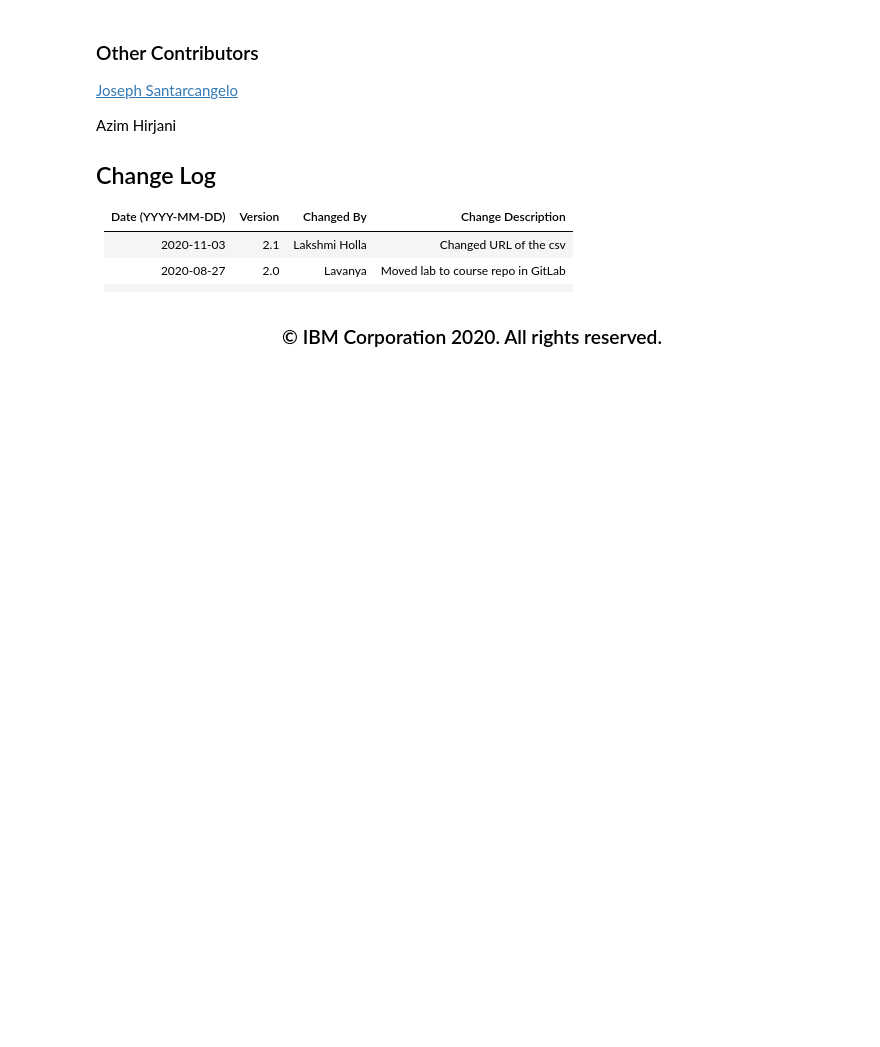
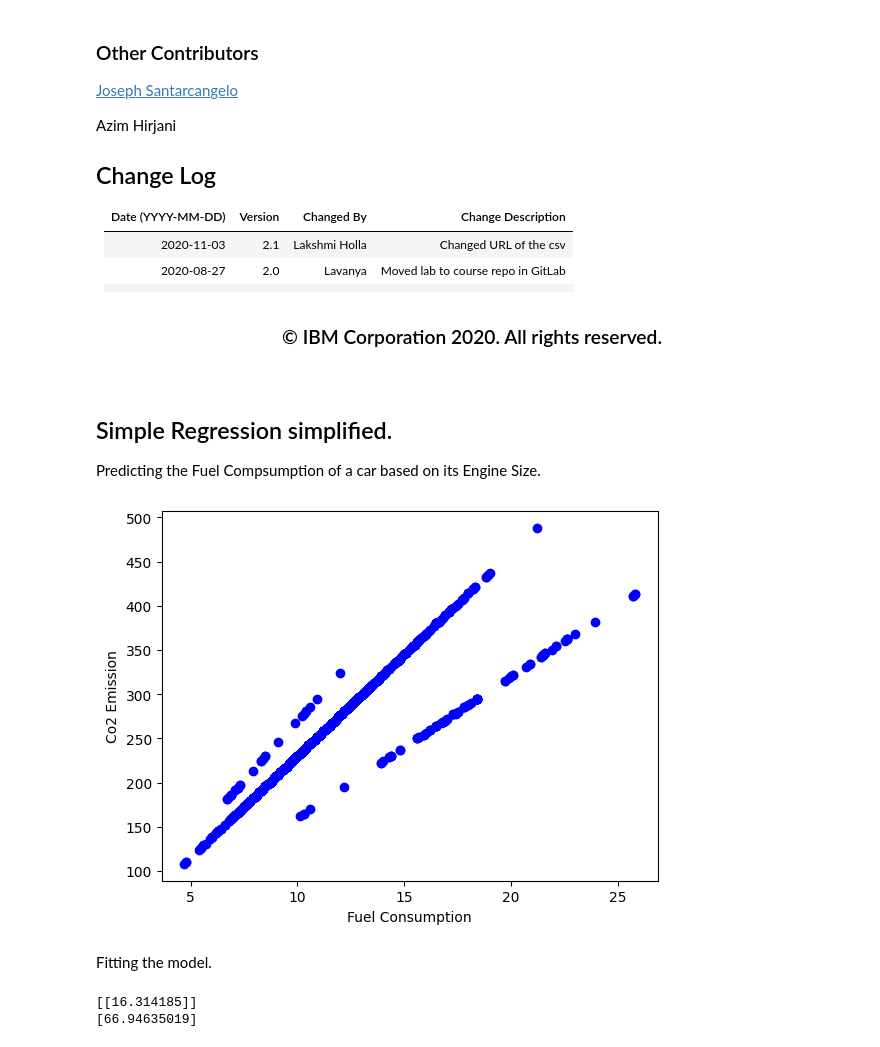
Before and after one commit to iprathammishra/edX_01, a Jupyter notebook: jupy/regr/ML0101EN-Reg-Simple-Linear-Regression-Co2.ipynb, the cells around one changed output. Cells and saved outputs as stored; diff of their text form; code cells hidden in the pictures; blank space fills up the shorter version.

Commit message:
--comp simple linear regression

```diff
--- a/jupy/regr/ML0101EN-Reg-Simple-Linear-Regression-Co2.ipynb
+++ b/jupy/regr/ML0101EN-Reg-Simple-Linear-Regression-Co2.ipynb
@@ -306,3 +313,23 @@ Azim Hirjani
 |                   |         |               |                                    |
 
 ## <h3 align="center"> © IBM Corporation 2020. All rights reserved. <h3/>
+# %% [markdown]
+## Simple Regression simplified.
+
+Predicting the Fuel Compsumption of a car based on its Engine Size.
+# %%
+import matplotlib.pyplot as plt
+import pandas as pd
+import numpy as np
+from sklearn import linear_model
+from sklearn.metrics import r2_score
+
+df = pd.read_csv("FuelConsumption.csv")
+# %%
+cdf = df[['FUELCONSUMPTION_COMB', 'CO2EMISSIONS']]
+plt.scatter(cdf.FUELCONSUMPTION_COMB, cdf.CO2EMISSIONS, color='blue')
+plt.xlabel("Fuel Consumption")
+plt.ylabel("Co2 Emission")
+plt.show()
+# %% [output]
+[figure, added]
@@ -308,0 +340,13 @@ Azim Hirjani
+# %% [markdown]
+Fitting the model.
+# %%
+regr = linear_model.LinearRegression()
+train_x = np.asanyarray(train[['FUELCONSUMPTION_COMB']])
+train_y = np.asanyarray(train[['CO2EMISSIONS']])
+regr.fit(train_x, train_y)
+
+print(regr.coef_)
+print(regr.intercept_)
+# %% [output]
+[[16.314185]]
+[66.94635019]
```
Also changed, not shown: parts of 6 cells of this notebook.
